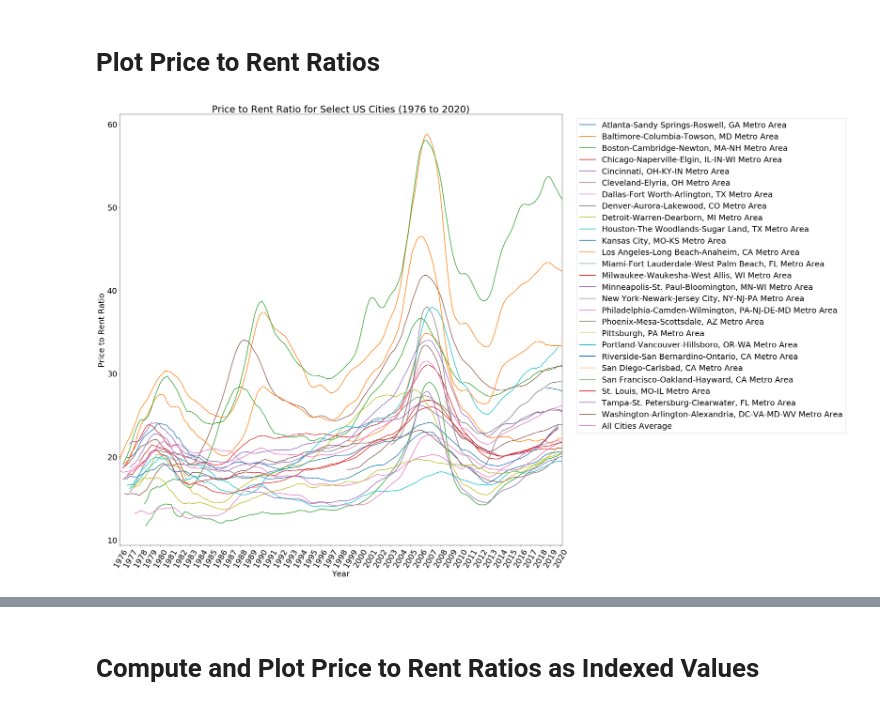
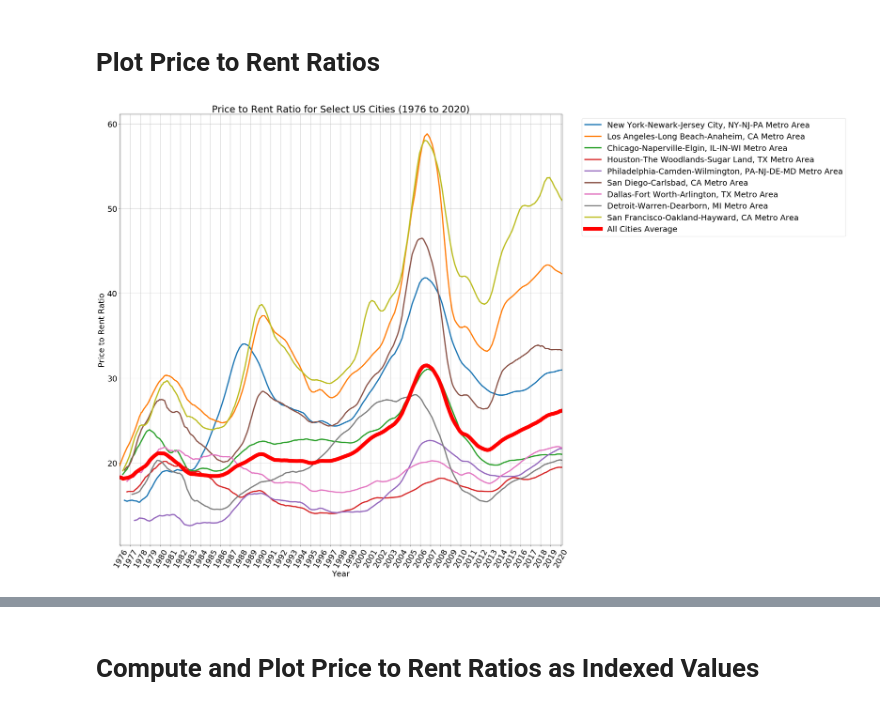
Before and after one commit to Artperkitny/Real-Estate-Price-to-Rent-Ratio-EDA, a Jupyter notebook: Part-4-Alternative-Historical-Data.ipynb, the cells around one changed output, grey strips where cells are left out. Cells and saved outputs as stored; diff of their text form; code cells hidden in the pictures.

```diff
--- a/Part-4-Alternative-Historical-Data.ipynb
+++ b/Part-4-Alternative-Historical-Data.ipynb
@@ -235,6 +235,18 @@ def calc_hpi_cpi_price_to_rent(geo_id, name, name_cpi, name_hpi, name_zillow):
                                    "price_to_rent":price_to_rent
                                   }
     return price_to_rent_df
+
+include_cities = [
+    'New York-Newark-Jersey City, NY-NJ-PA Metro Area',
+    'Los Angeles-Long Beach-Anaheim, CA Metro Area',
+    'Chicago-Naperville-Elgin, IL-IN-WI Metro Area',
+    'Houston-The Woodlands-Sugar Land, TX Metro Area',
+    'Philadelphia-Camden-Wilmington, PA-NJ-DE-MD Metro Area',
+    'San Diego-Carlsbad, CA Metro Area',
+    'Dallas-Fort Worth-Arlington, TX Metro Area',
+    'Detroit-Warren-Dearborn, MI Metro Area',
+    'San Francisco-Oakland-Hayward, CA Metro Area',
+]
 # %% [markdown]
 # Load and Transform Various Datasets using Pandas for use in Analysis
 
@@ -340,25 +352,34 @@ else:
 # %% [markdown]
 # Plot Price to Rent Ratios
 # %%
-ax = price_to_rent_df_main_pivot.rolling(window=12,center=False).mean().plot(
+ax = price_to_rent_df_main_pivot.loc[:,include_cities].rolling(window=12,center=False).mean().plot(
     figsize=(25,25),
     legend=True,
-    linewidth=2,
+    linewidth=4,
     markersize=0,
 )
+
+price_to_rent_df_main_pivot.loc[:,['All Cities Average']].rolling(window=12,center=False).mean().plot(
+    ax=ax,
+    linewidth=12,
+    markersize=0,
+    color="Red",
+    grid=True,
+)
+
 plt.legend(loc='upper right', bbox_to_anchor=(1.65, 1))
 plt.rcParams.update({'font.size': 25})
 
 ax.set_title('Price to Rent Ratio for Select US Cities (1976 to 2020)',
              fontdict={'fontsize': 30, 'fontweight': 'medium'})
 plt.xticks(
     [i for n,i in enumerate(price_to_rent_df_main_pivot.index) if n%12==0],
     rotation=60
 )
 plt.xlabel('Year', fontsize=25)
 plt.ylabel('Price to Rent Ratio', fontsize=25)
 plt.margins(x=0)
 plt.savefig('images/1975_to_2020_PTR.jpg',  dpi=300, bbox_inches = "tight")
 plt.show()
 # %% [output]
-[figure, old version]
+[figure, new version]
```
Also changed, not shown: parts of 3 cells of this notebook, 9 other files.
